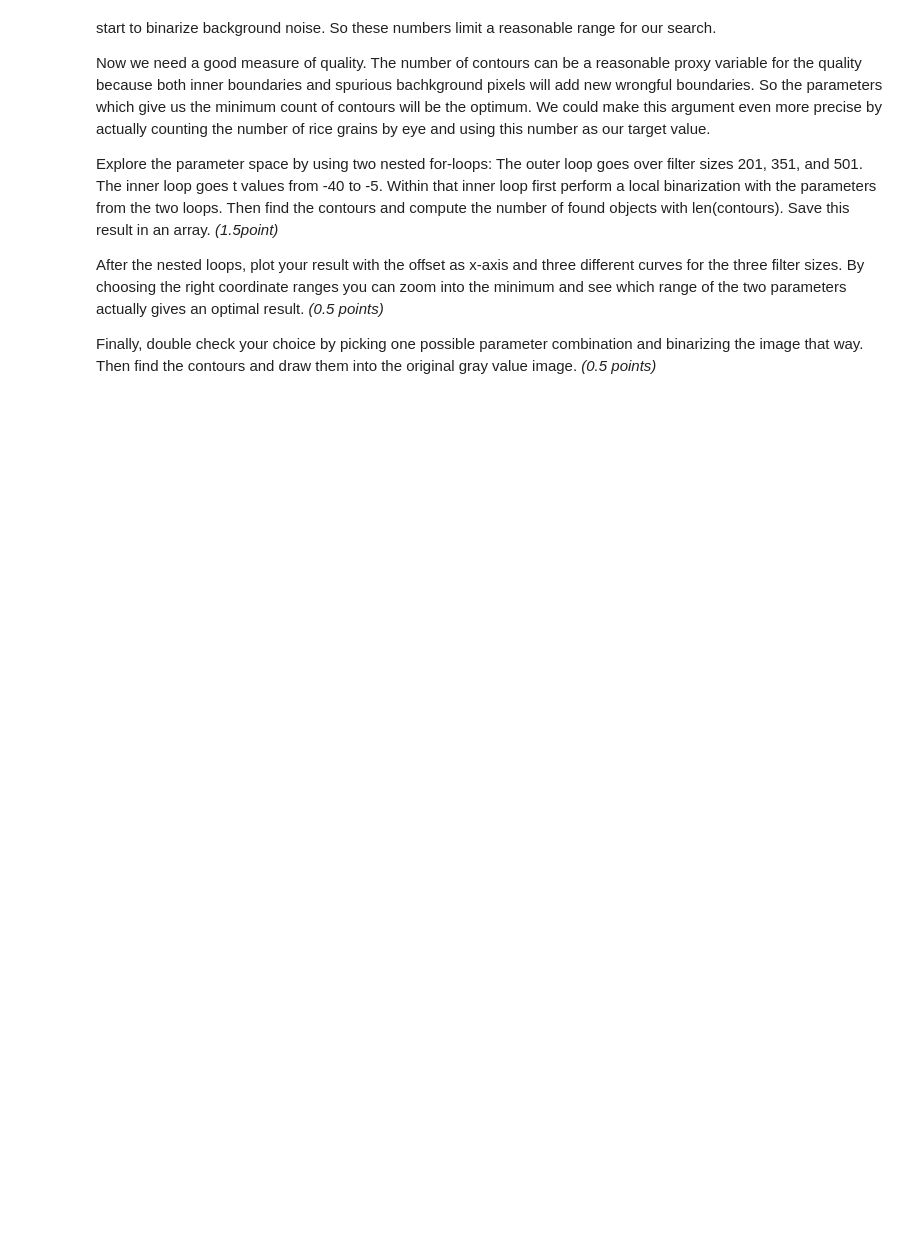
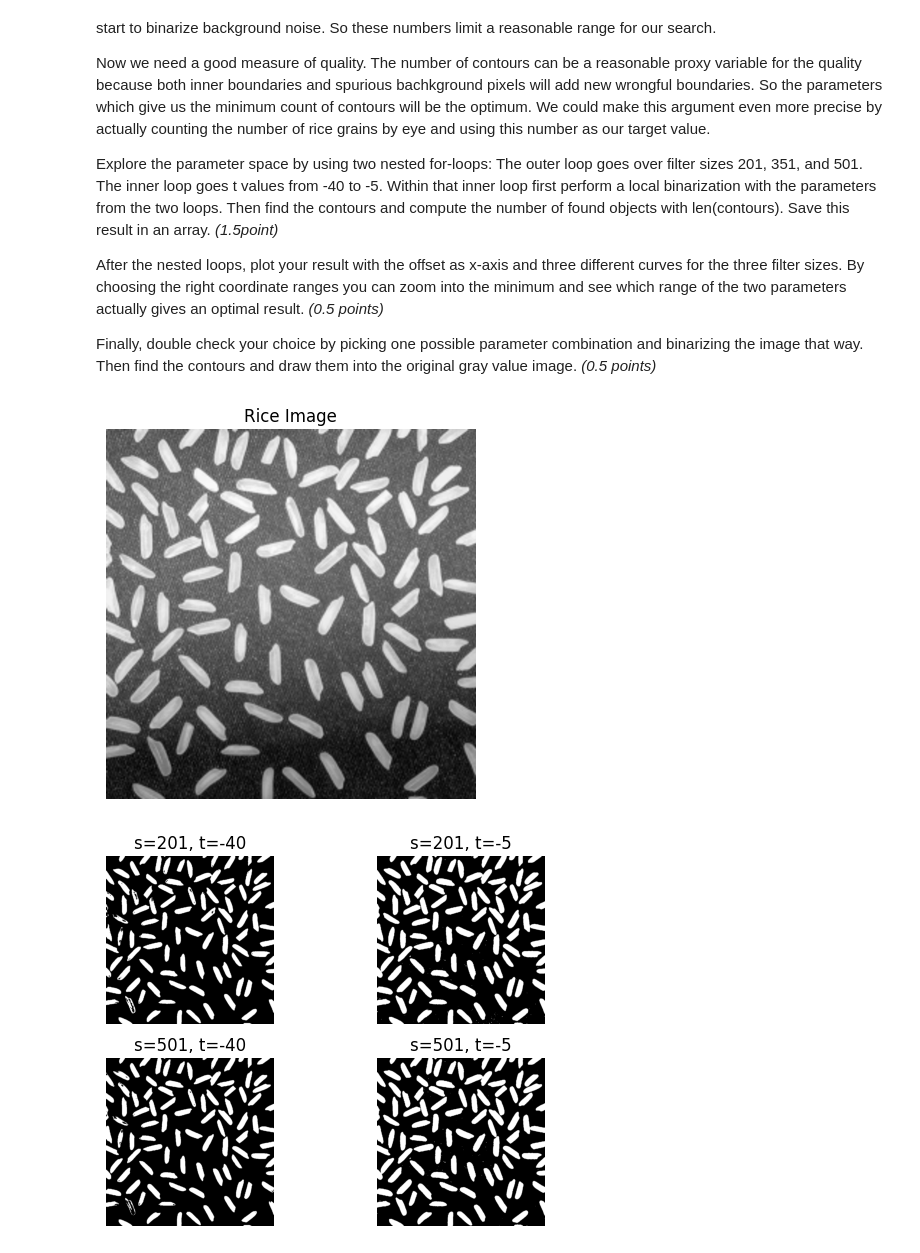
Before and after one commit to Matty-7/CS302-ComputerVision, a Jupyter notebook: CV_HW_3/Homework_3.ipynb, the cells around one changed output. Drawn from its saved outputs; the diff is of its cells as text; code cells hidden in the pictures; blank space fills up the shorter version.

```diff
--- a/CV_HW_3/Homework_3.ipynb
+++ b/CV_HW_3/Homework_3.ipynb
@@ -81,3 +92,14 @@ Segment the image, then display both the binary mask representing you and the ma
+# %%
+from skimage.color import rgb2hsv
+image_hsv = rgb2hsv(image_rgb)
+
+h = image_hsv[:, :, 0]
+s = image_hsv[:, :, 1]
+v = image_hsv[:, :, 2]
+
+h_flat = h.flatten()
+s_flat = s.flatten()
+v_flat = v.flatten()
 # %% [markdown]
 ## 3) Rice grains with optimal binarization parameters
 
@@ -99,3 +121,32 @@ The inner loop goes t values from -40 to -5. Within that inner loop first perfor
 After the nested loops, plot your result with the offset as x-axis and three different curves for the three filter sizes. By choosing the right coordinate ranges you can zoom into the minimum and see which range of the two parameters actually gives an optimal result. *(0.5 points)*
 
 Finally, double check your choice by picking one possible parameter combination and binarizing the image that way. Then find the contours and draw them into the original gray value image. *(0.5 points)*
+# %%
+import cv2
+import matplotlib.pyplot as plt
+
+rice_image = cv2.imread('rice.png', cv2.IMREAD_GRAYSCALE)
+
+plt.imshow(rice_image, cmap='gray')
+plt.axis('off')
+plt.title('Rice Image')
+plt.show()
+
+s_values = [201, 501]
+t_values = [-40, -5]
+
+fig, axs = plt.subplots(len(s_values), len(t_values))
+
+for i, s in enumerate(s_values):
+    for j, t in enumerate(t_values):
+        # Apply adaptive thresholding
+        binarized_image = cv2.adaptiveThreshold(rice_image, 255, cv2.ADAPTIVE_THRESH_MEAN_C, cv2.THRESH_BINARY, s, t)
+
+        axs[i, j].imshow(binarized_image, cmap='gray')
+        axs[i, j].set_title(f's={s}, t={t}')
+        axs[i, j].axis('off')
+
+plt.show()
+# %% [output]
+[figure, added]
+[figure, added]
```
Also changed, not shown: parts of 6 cells of this notebook, 1 other file.
